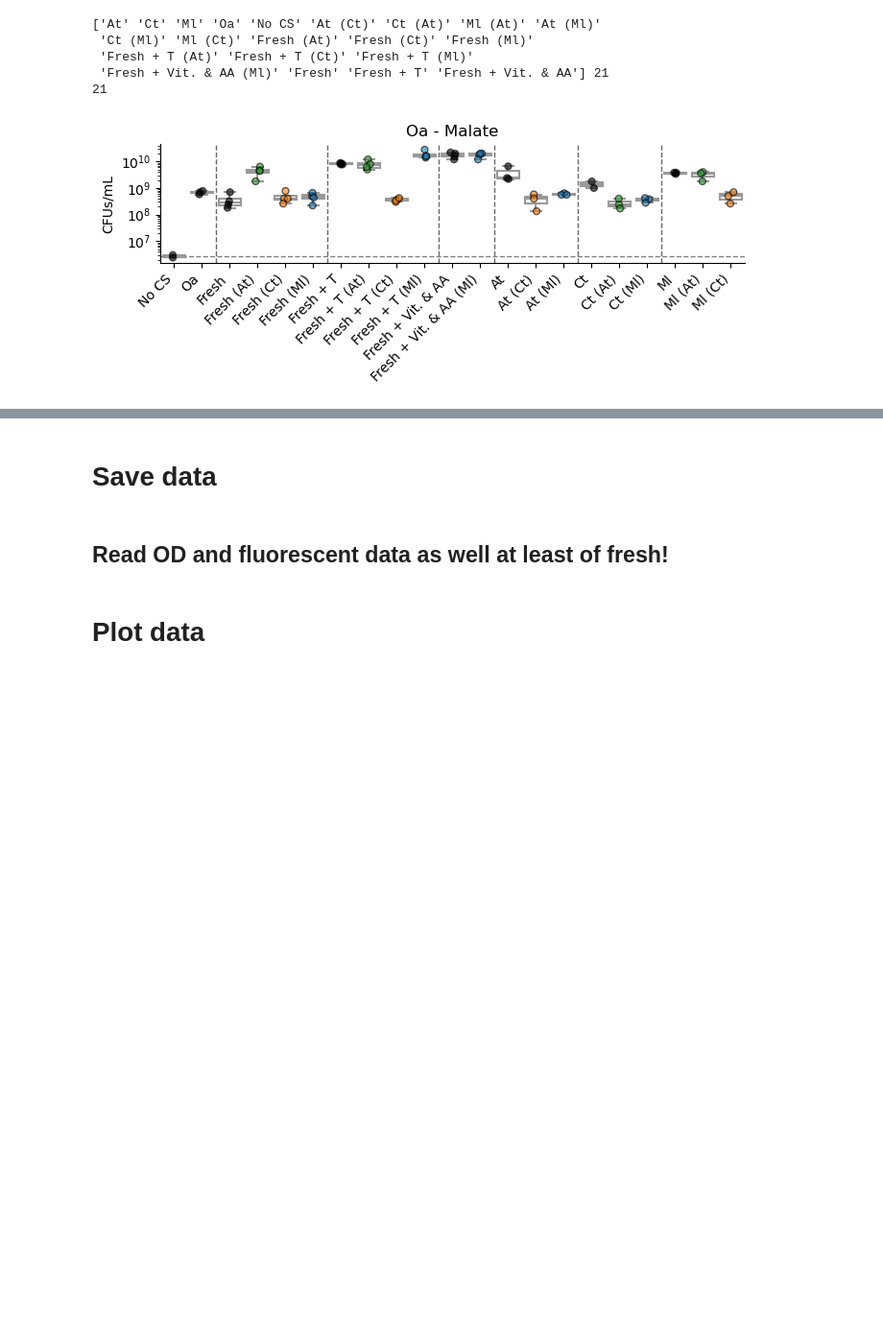
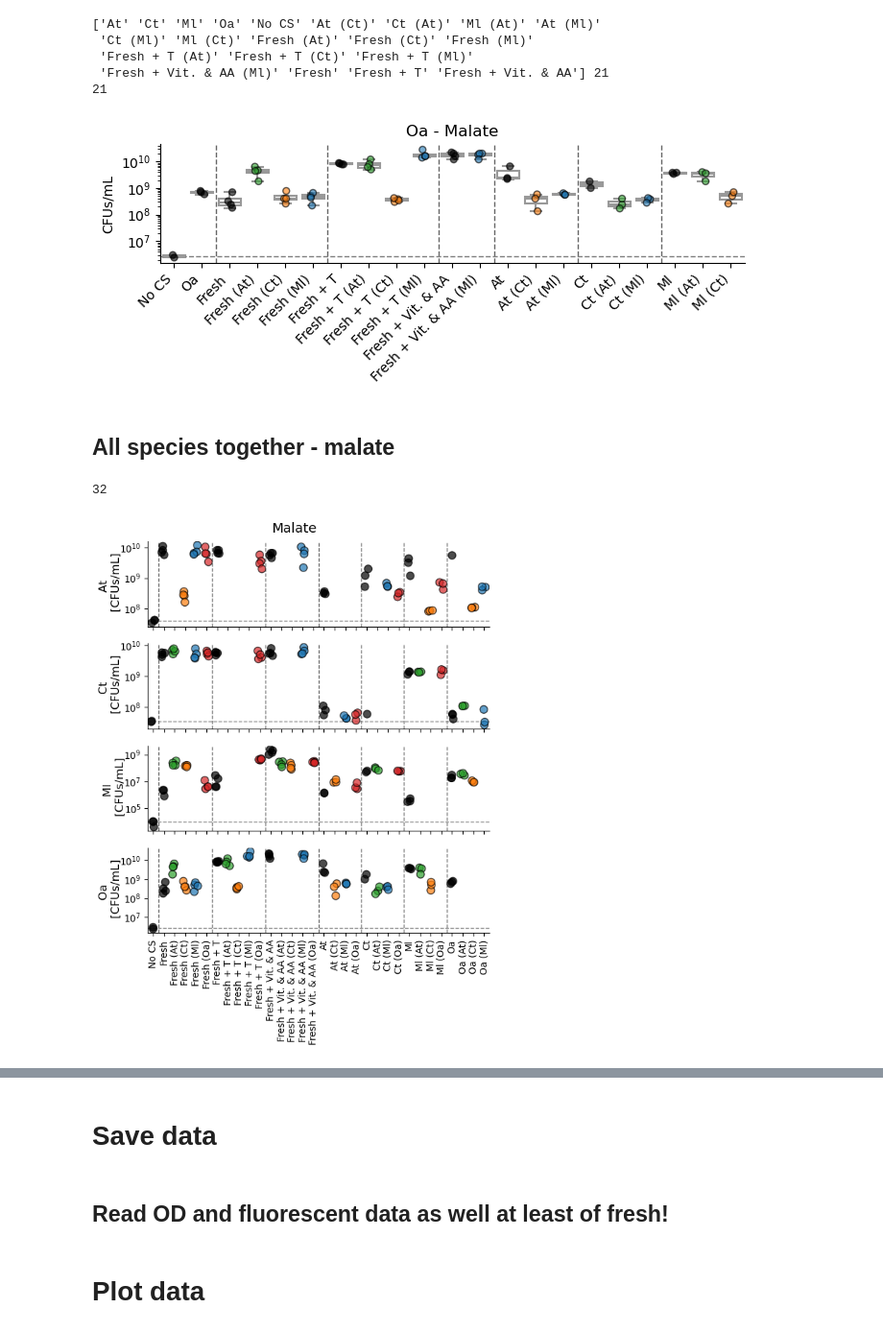
Before and after one commit to sulheim/coexistence, a Jupyter notebook: notebooks/3_interactions/plot_interactions.ipynb, the cells around one changed output, grey strips where cells are left out. Shown at 96% size. Saved outputs shown, nothing was run; the diff lists cells and outputs as text; code cells hidden in the pictures; blank space fills up the shorter version.

```diff
--- a/notebooks/3_interactions/plot_interactions.ipynb
+++ b/notebooks/3_interactions/plot_interactions.ipynb
@@ -862,3 +860,78 @@ plt.savefig(figure_folder / f'cfus_{s}_{cs}.pdf')
  'Fresh + Vit. & AA (Ml)' 'Fresh' 'Fresh + T' 'Fresh + Vit. & AA'] 21
 21
 [figure]
+# %% [markdown]
+## All species together - malate
+# %%
+s = 'Oa'
+cs = 'Malate'
+bcs = [cs, 'No CS']
+plates = [4,6]
+# print(sn, len(sn))
+order = ['No CS',
+         'Fresh',  'Fresh (At)', 'Fresh (Ct)', 'Fresh (Ml)','Fresh (Oa)',
+         'Fresh + T', 'Fresh + T (At)', 'Fresh + T (Ct)', 'Fresh + T (Ml)','Fresh + T (Oa)',
+         'Fresh + Vit. & AA',  'Fresh + Vit. & AA (At)', 'Fresh + Vit. & AA (Ct)',
+         'Fresh + Vit. & AA (Ml)','Fresh + Vit. & AA (Oa)',
+         'At', 'At (Ct)', 'At (Ml)','At (Oa)',
+         'Ct', 'Ct (At)', 'Ct (Ml)','Ct (Oa)',
+         'Ml', 'Ml (At)', 'Ml (Ct)','Ml (Oa)',
+         'Oa', 'Oa (At)', 'Oa (Ct)','Oa (Ml)'
+         ]
+
+fig, axes = plt.subplots(4, 1, figsize=(6,8), sharex=True, sharey=False)
+print(len(order))
+axes = axes.flatten()
+for i, s in enumerate(['At', 'Ct', 'Ml', 'Oa']):
+    sidx = (df['Species']==s)&(df['Base carbon source'].isin(bcs))&(df['Plate'].isin(plates))
+    sn = df.loc[sidx, 'Short name'].unique()
+    ax = axes[i]
+    # if i == 0:
+    #     legend = True
+    # else:
+    #     legend = False
+    legend = False
+    ax.set_yscale('log')
+    # sns.boxplot(data = df.loc[sidx], x = 'Short name', y = 'CFUs/mL',
+    #                 order = order,
+    #                 # hue='Partner',palette=partner_palette,
+    #                 ax=ax,
+    #                 color = 'w',
+    #                 fliersize=0,
+    #                 linewidth=1.5,)
+    ax = sns.stripplot(data = df.loc[sidx], x = 'Short name', y = 'CFUs/mL',
+                    order = order,
+                    legend=legend,
+                    # aspect=2, height=3,
+                    hue='Partner',palette=partner_palette,
+                    hue_order=['At', 'Ct', 'Ml', 'Oa', 'No partner'],
+                    # hue = 'Base carbon source',
+                    jitter=0.2,
+                    ax=ax,
+                    size = 8,
+                    alpha=0.7,
+                    linewidth=1)
+    # if i != 3:
+    #     ax.set(xlabel='')
+
+    ax.set_ylabel(f'{s} \n [CFUs/mL]', rotation=90, size=12, ha='center', va='center', labelpad=10)
+    # Rotate x-axis labels
+    ax.set_xlabel('')
+    if i == 3:
+        ax.set_xticklabels(ax.get_xticklabels(), rotation=90, ha='center', va = 'top')  # Rotate labels 45 degrees
+    ax.minorticks_off()  # Turns off minor ticks
+    for x in [0.5, 5.5, 10.5, 15.5, 19.5, 23.5, 27.5]:
+        ax.axvline(x=x, color='k', linestyle='--', linewidth=1, alpha = 0.6)
+    # if i == 0:
+    #     sns.move_legend(ax, ncol=5, bbox_to_anchor = (0,1.1)  , loc='lower left', fontsize=10)
+    no_cs_mean = df.loc[sidx&(df.Medium=='No CS'), 'CFUs/mL'].median()
+    ax.axhline(y=no_cs_mean, color='grey', linestyle='--', linewidth=1)
+    sns.despine(fig, ax=ax)
+# ax.set_title(f'{s} - {cs}')
+fig.suptitle(cs, fontsize = 14, ha='center', va='bottom',y = 0.95)
+
+plt.tight_layout()
+plt.savefig(figure_folder / f'cfus_{cs}.pdf', bbox_inches='tight')
+# %% [output]
+32
+[figure, added]
```
Also changed, not shown: parts of 10 cells of this notebook, 6 other files.
